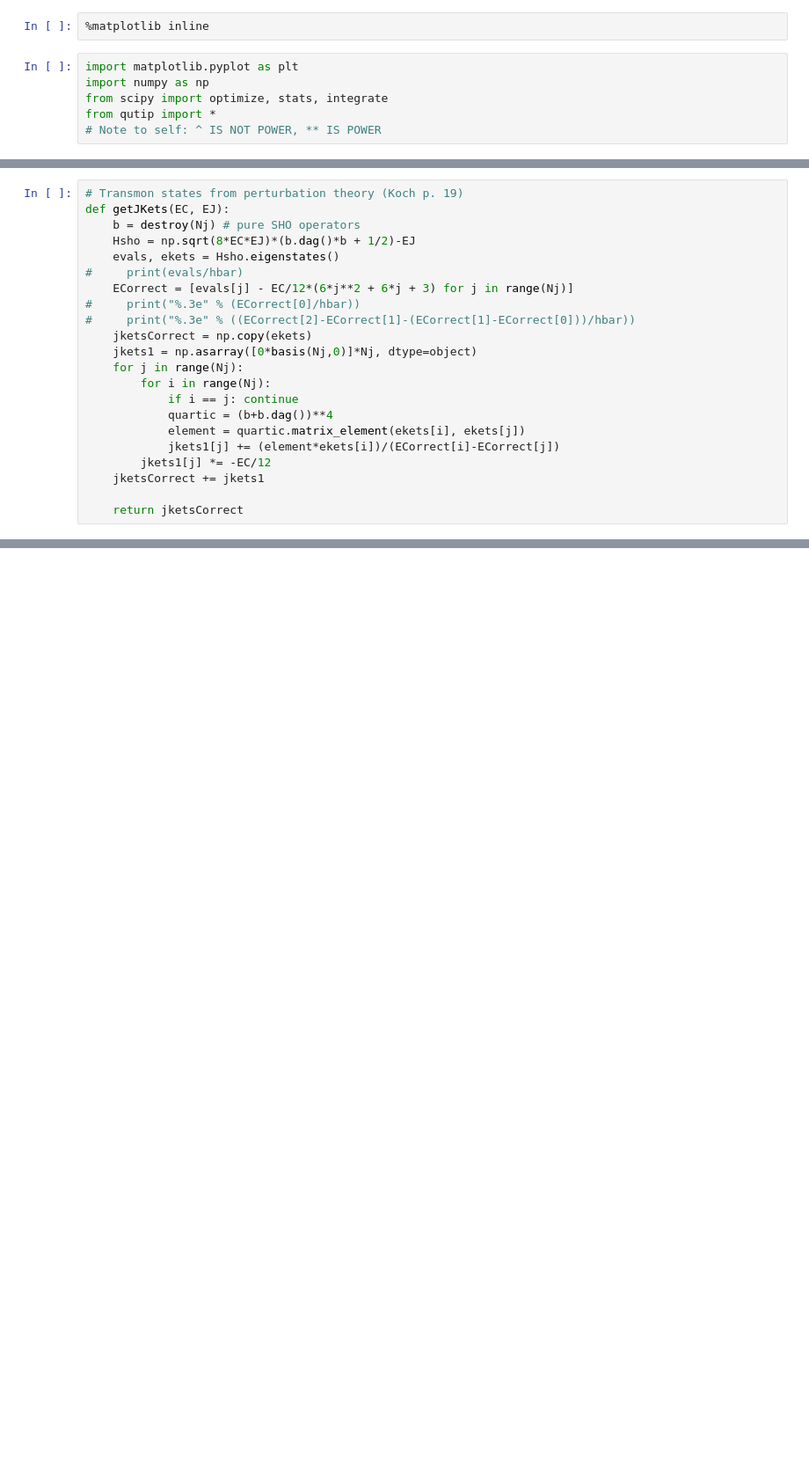
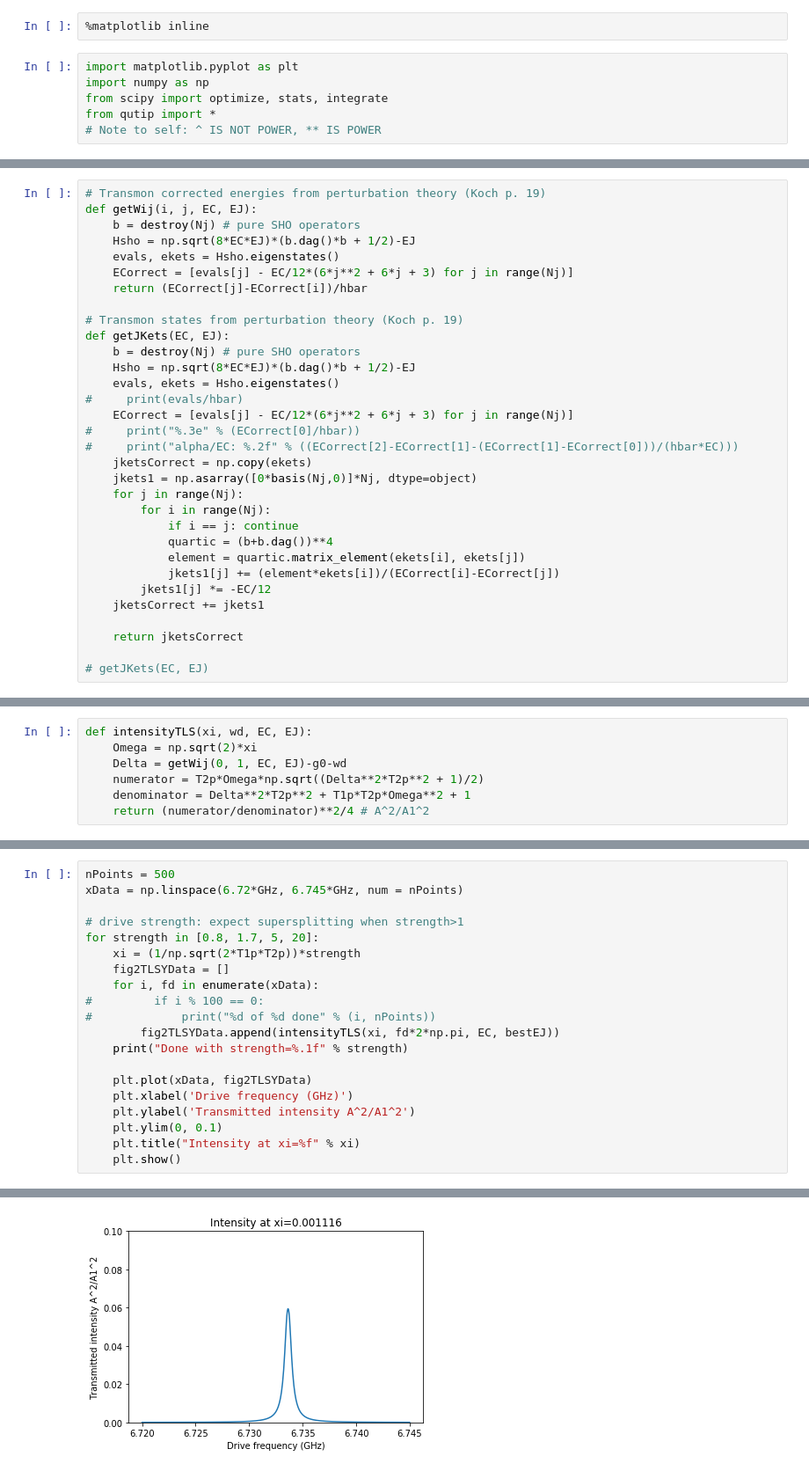
Before and after one commit to conniemiao/ele456_s2020, a Jupyter notebook: bishop_analysis.ipynb, the cells around one changed output, grey strips where cells are left out. Shown at 88% size. Saved outputs shown, nothing was run; the diff lists cells and outputs as text; blank space fills up the shorter version.

```diff
--- a/bishop_analysis.ipynb
+++ b/bishop_analysis.ipynb
@@ -78,4 +76,12 @@ def comm(a, b):
 # %%
+# Transmon corrected energies from perturbation theory (Koch p. 19)
+def getWij(i, j, EC, EJ):
+    b = destroy(Nj) # pure SHO operators
+    Hsho = np.sqrt(8*EC*EJ)*(b.dag()*b + 1/2)-EJ
+    evals, ekets = Hsho.eigenstates()
+    ECorrect = [evals[j] - EC/12*(6*j**2 + 6*j + 3) for j in range(Nj)]
+    return (ECorrect[j]-ECorrect[i])/hbar
+
 # Transmon states from perturbation theory (Koch p. 19)
 def getJKets(EC, EJ):
     b = destroy(Nj) # pure SHO operators
@@ -84,7 +90,7 @@ def getJKets(EC, EJ):
 #     print(evals/hbar)
     ECorrect = [evals[j] - EC/12*(6*j**2 + 6*j + 3) for j in range(Nj)]
 #     print("%.3e" % (ECorrect[0]/hbar))
-#     print("%.3e" % ((ECorrect[2]-ECorrect[1]-(ECorrect[1]-ECorrect[0]))/hbar))
+#     print("alpha/EC: %.2f" % ((ECorrect[2]-ECorrect[1]-(ECorrect[1]-ECorrect[0]))/(hbar*EC)))
     jketsCorrect = np.copy(ekets)
     jkets1 = np.asarray([0*basis(Nj,0)]*Nj, dtype=object)
     for j in range(Nj):
@@ -97,3 +103,5 @@ def getJKets(EC, EJ):
     jketsCorrect += jkets1
 
     return jketsCorrect
+
+# getJKets(EC, EJ)
@@ -123,0 +158,7 @@ def getHjc(xi, wd, jkets):
+# %%
+def intensityTLS(xi, wd, EC, EJ):
+    Omega = np.sqrt(2)*xi
+    Delta = getWij(0, 1, EC, EJ)-g0-wd
+    numerator = T2p*Omega*np.sqrt((Delta**2*T2p**2 + 1)/2)
+    denominator = Delta**2*T2p**2 + T1p*T2p*Omega**2 + 1
+    return (numerator/denominator)**2/4 # A^2/A1^2
@@ -123,0 +199,21 @@ def getHjc(xi, wd, jkets):
+# %%
+nPoints = 500
+xData = np.linspace(6.72*GHz, 6.745*GHz, num = nPoints)
+
+# drive strength: expect supersplitting when strength>1
+for strength in [0.8, 1.7, 5, 20]:
+    xi = (1/np.sqrt(2*T1p*T2p))*strength
+    fig2TLSYData = []
+    for i, fd in enumerate(xData):
+#         if i % 100 == 0:
+#             print("%d of %d done" % (i, nPoints))
+        fig2TLSYData.append(intensityTLS(xi, fd*2*np.pi, EC, bestEJ))
+    print("Done with strength=%.1f" % strength)
+
+    plt.plot(xData, fig2TLSYData)
+    plt.xlabel('Drive frequency (GHz)')
+    plt.ylabel('Transmitted intensity A^2/A1^2')
+    plt.ylim(0, 0.1)
+    plt.title("Intensity at xi=%f" % xi)
+    plt.show()
+# %% [output]
@@ -123,0 +221 @@ def getHjc(xi, wd, jkets):
+[figure, added]
```
Also changed, not shown: parts of 13 cells of this notebook.
